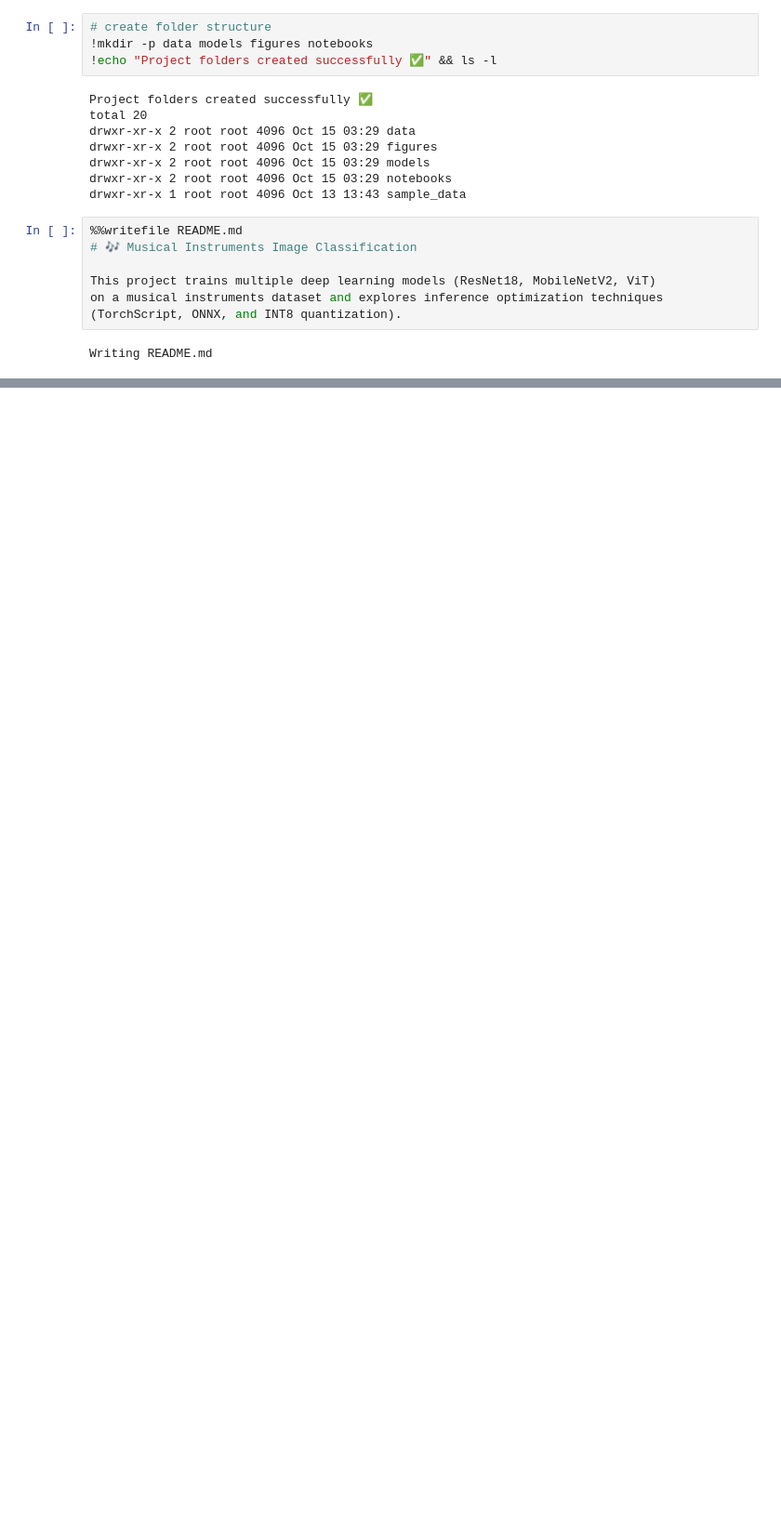
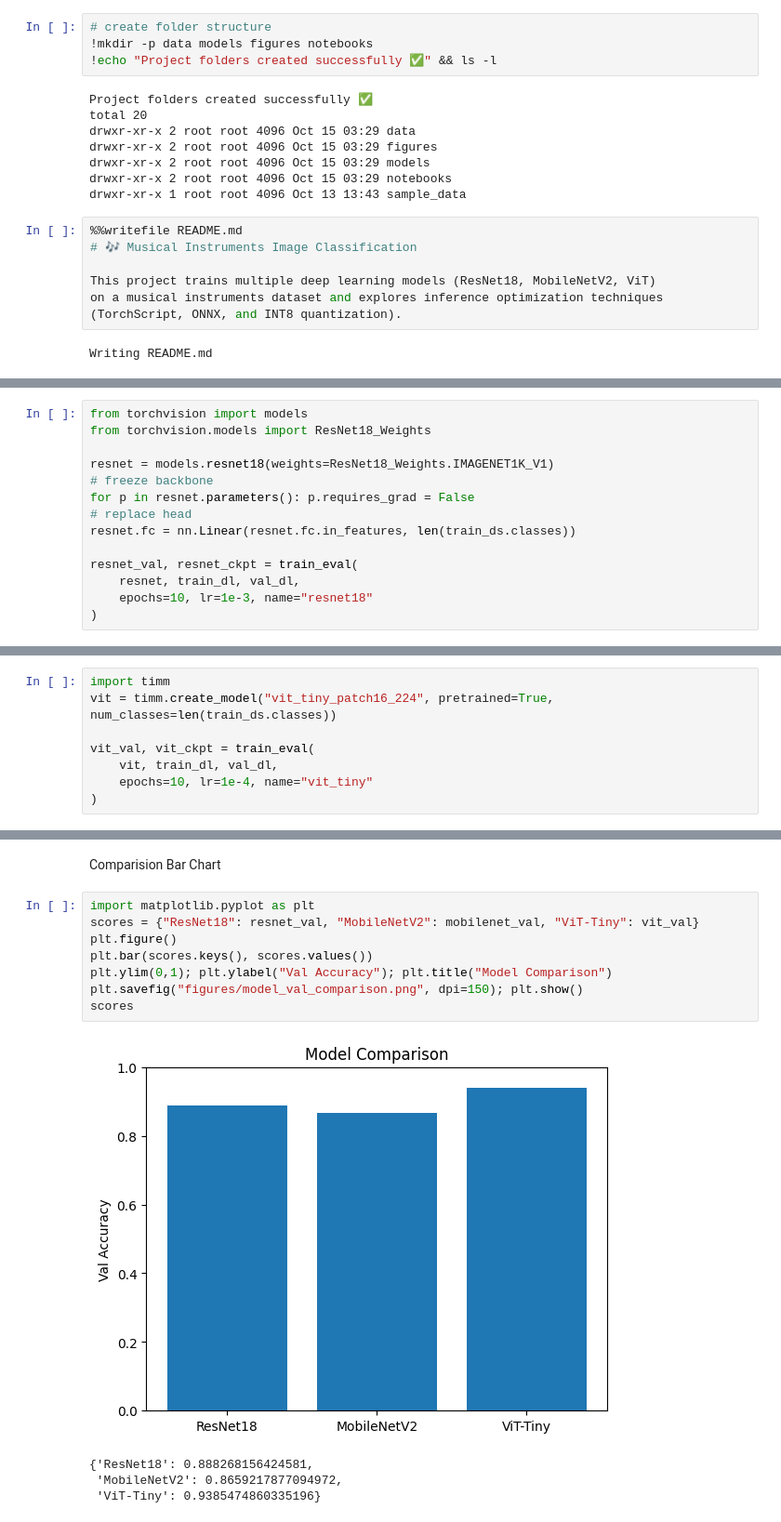
Before and after one commit to harshitxjangam/Imageclass_DL, a Jupyter notebook: training_inference.ipynb, the cells around one changed output, grey strips where cells are left out. Shown at 93% size. Saved outputs shown, nothing was run; the diff lists cells and outputs as text; blank space fills up the shorter version.

```diff
--- a/training_inference.ipynb
+++ b/training_inference.ipynb
@@ -23,0 +202,14 @@ Writing README.md
+# %%
+from torchvision import models
+from torchvision.models import ResNet18_Weights
+
+resnet = models.resnet18(weights=ResNet18_Weights.IMAGENET1K_V1)
+# freeze backbone
+for p in resnet.parameters(): p.requires_grad = False
+# replace head
+resnet.fc = nn.Linear(resnet.fc.in_features, len(train_ds.classes))
+
+resnet_val, resnet_ckpt = train_eval(
+    resnet, train_dl, val_dl,
+    epochs=10, lr=1e-3, name="resnet18"
+)
@@ -23,0 +307,8 @@ Writing README.md
+# %%
+import timm
+vit = timm.create_model("vit_tiny_patch16_224", pretrained=True, num_classes=len(train_ds.classes))
+
+vit_val, vit_ckpt = train_eval(
+    vit, train_dl, val_dl,
+    epochs=10, lr=1e-4, name="vit_tiny"
+)
@@ -23,0 +365,15 @@ Writing README.md
+# %% [markdown]
+Comparision Bar Chart
+# %%
+import matplotlib.pyplot as plt
+scores = {"ResNet18": resnet_val, "MobileNetV2": mobilenet_val, "ViT-Tiny": vit_val}
+plt.figure()
+plt.bar(scores.keys(), scores.values())
+plt.ylim(0,1); plt.ylabel("Val Accuracy"); plt.title("Model Comparison")
+plt.savefig("figures/model_val_comparison.png", dpi=150); plt.show()
+scores
+# %% [output]
+[figure, added]
+{'ResNet18': 0.888268156424581,
+ 'MobileNetV2': 0.8659217877094972,
+ 'ViT-Tiny': 0.9385474860335196}
```
Also changed, not shown: parts of 17 cells of this notebook.
